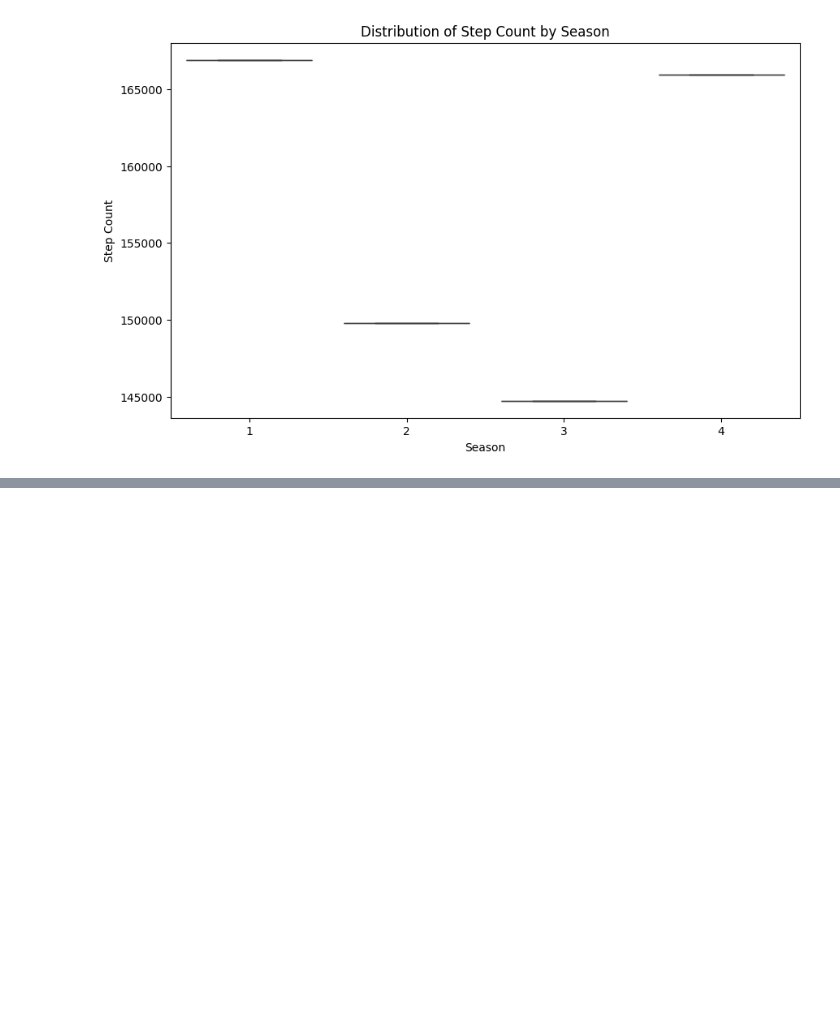
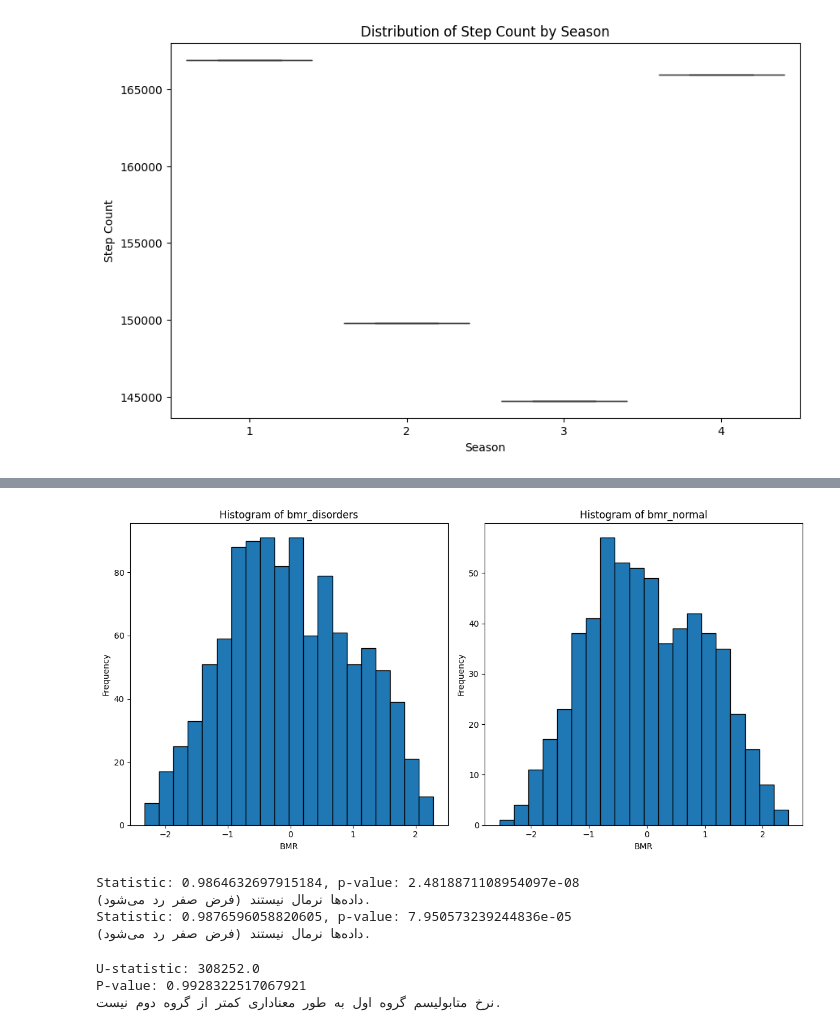
Before and after one commit to amyazdan/QBCAI-First-Project-G3, a Jupyter notebook: notebooks/01_Statistical_Analysis_Internet.ipynb, the cells around one changed output, grey strips where cells are left out. Saved outputs shown, nothing was run; the diff lists cells and outputs as text; code cells hidden in the pictures; blank space fills up the shorter version.

```diff
--- a/notebooks/01_Statistical_Analysis_Internet.ipynb
+++ b/notebooks/01_Statistical_Analysis_Internet.ipynb
@@ -230,0 +284,5 @@ Passing `palette` without assigning `hue` is deprecated and will be removed in v
+# %%
+# Power Transformation
+transformer = PowerTransformer(method='box-cox')
+bmr_disorders_df_mv_handled['BIA-BIA_BMR_transformed'] = transformer.fit_transform(bmr_disorders_df_mv_handled[['BIA-BIA_BMR']])
+bmr_normal_df_mv_handled['BIA-BIA_BMR_transformed'] = transformer.fit_transform(bmr_normal_df_mv_handled[['BIA-BIA_BMR']])
@@ -230,0 +300,54 @@ Passing `palette` without assigning `hue` is deprecated and will be removed in v
+# %%
+fig, axes = plt.subplots(1, 2, figsize=(12, 6))
+axes[0].hist(bmr_disorders_df_mv_handled['BIA-BIA_BMR_transformed'], bins=20, edgecolor='black')
+axes[0].set_title('Histogram of bmr_disorders')
+axes[0].set_xlabel('BMR')
+axes[0].set_ylabel('Frequency')
+
+axes[1].hist(bmr_normal_df_mv_handled['BIA-BIA_BMR_transformed'], bins=20, edgecolor='black')
+axes[1].set_title('Histogram of bmr_normal')
+axes[1].set_xlabel('BMR')
+axes[1].set_ylabel('Frequency')
+
+plt.tight_layout()
+plt.show()
+# %% [output]
+[figure, added]
+# %%
+
+stat, p = shapiro(bmr_disorders_df_mv_handled['BIA-BIA_BMR_transformed'])
+print(f"Statistic: {stat}, p-value: {p}")
+
+if p > 0.05:
+    print("داده‌ها از توزیع نرمال پیروی می‌کنند (فرض صفر رد نمی‌شود).")
+else:
+    print("داده‌ها نرمال نیستند (فرض صفر رد می‌شود).")
+
+stat, p = shapiro(bmr_normal_df_mv_handled['BIA-BIA_BMR_transformed'])
+print(f"Statistic: {stat}, p-value: {p}")
+
+if p > 0.05:
+    print("داده‌ها از توزیع نرمال پیروی می‌کنند (فرض صفر رد نمی‌شود).")
+else:
+    print("داده‌ها نرمال نیستند (فرض صفر رد می‌شود).")
+# %% [output]
+Statistic: 0.9864632697915184, p-value: 2.4818871108954097e-08
+داده‌ها نرمال نیستند (فرض صفر رد می‌شود).
+Statistic: 0.9876596058820605, p-value: 7.950573239244836e-05
+داده‌ها نرمال نیستند (فرض صفر رد می‌شود).
+# %%
+# اختلالات خواب می‌تواند منجر به کاهش نرخ متابولیسم بدن شود.
+# مشابه سوال ۵ قسمت توصیفی افراد را به دو دسته‌ی با اختلال خواب و بدون اختلال خواب تقسیم کنید، به نظر شما میانگین نرخ متابولیسم این دو گروه با هم برابر است؟
+
+u_statistic, p_value = stats.mannwhitneyu(bmr_disorders_df_mv_handled['BIA-BIA_BMR_transformed'], bmr_normal_df_mv_handled['BIA-BIA_BMR_transformed'], alternative='two-sided')
+print(f"U-statistic: {u_statistic}")
+print(f"P-value: {p_value}")
+
+if p_value < 0.05:
+    print("نرخ متابولیسم گروه اول به طور معناداری کمتر از گروه دوم است.")
+else:
+    print("نرخ متابولیسم گروه اول به طور معناداری کمتر از گروه دوم نیست.")
+# %% [output]
+U-statistic: 308252.0
+P-value: 0.9928322517067921
+نرخ متابولیسم گروه اول به طور معناداری کمتر از گروه دوم نیست.
```
Also changed, not shown: parts of 32 cells of this notebook, 3 other files.
